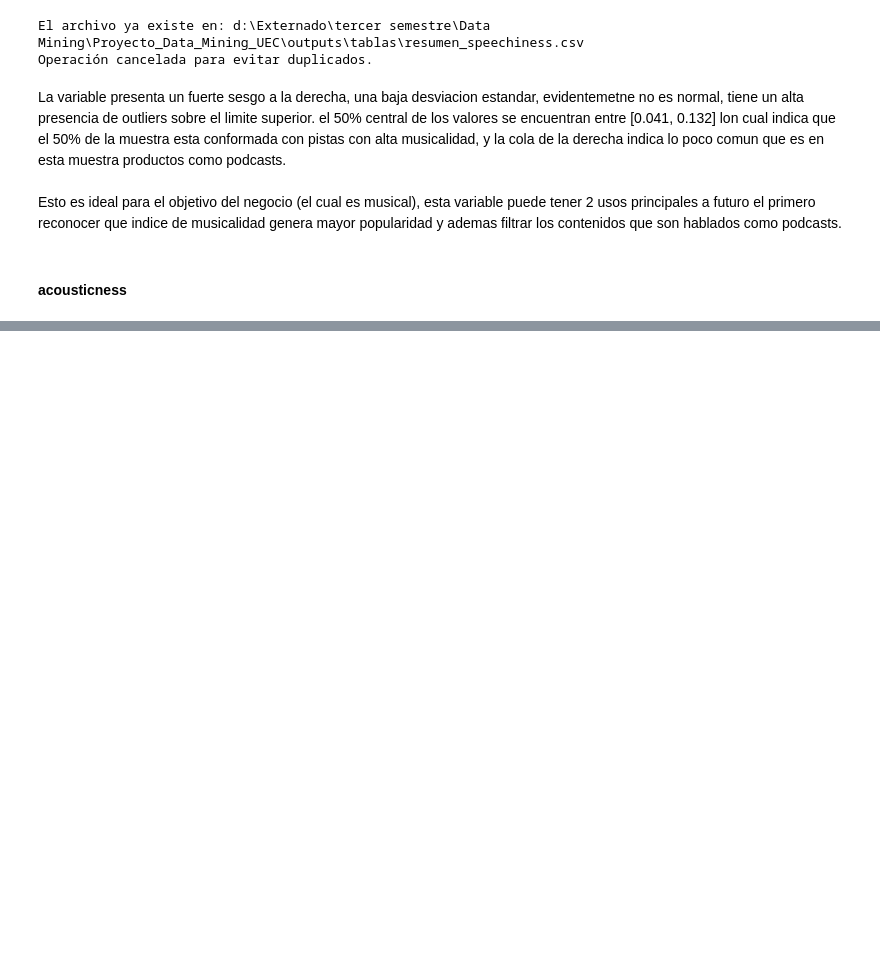
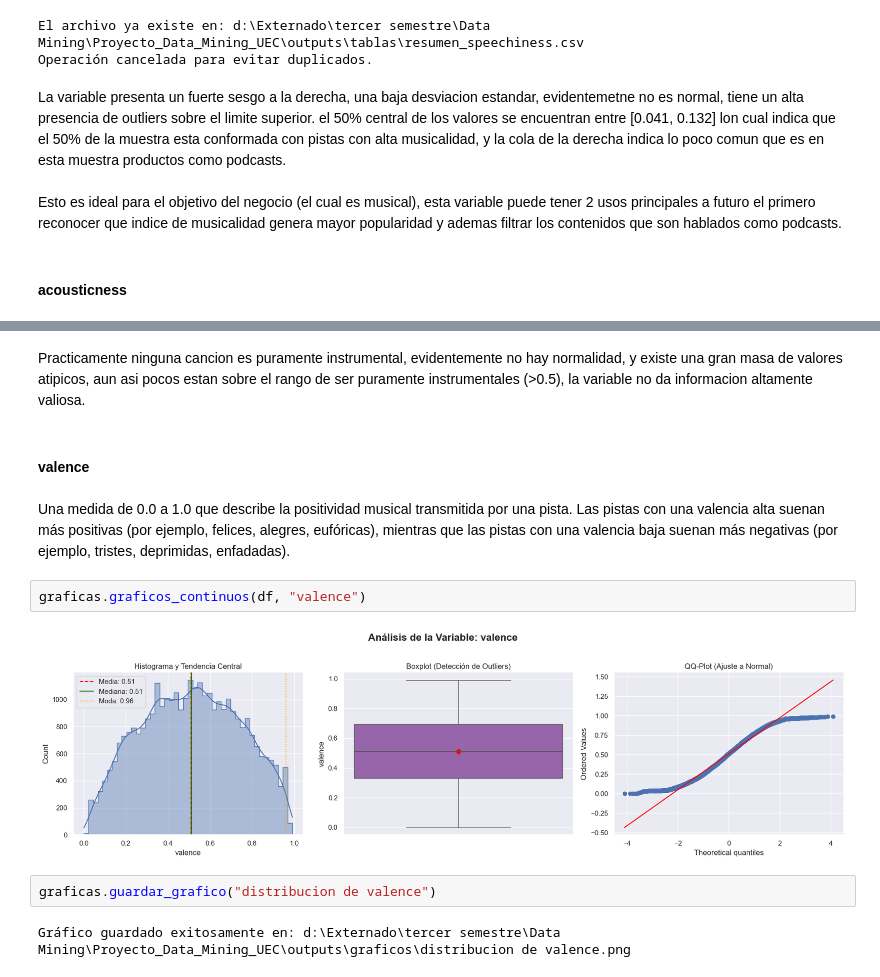
Before and after one commit to juanpablocarrillohortua/Proyecto_Data_Mining_UEC, a Jupyter notebook: notebooks/EDA_&_1st_part_notebook.ipynb, the cells around one changed output, grey strips where cells are left out. Saved outputs shown, nothing was run; the diff lists cells and outputs as text; blank space fills up the shorter version.

```diff
--- a/notebooks/EDA_&_1st_part_notebook.ipynb
+++ b/notebooks/EDA_&_1st_part_notebook.ipynb
@@ -599,0 +653,14 @@ Esto es ideal para el objetivo del negocio (el cual es musical), esta variable p
+# %% [markdown]
+Practicamente ninguna cancion es puramente instrumental, evidentemente no hay normalidad, y existe una gran masa de valores atipicos, aun asi pocos estan sobre el rango de ser puramente instrumentales (>0.5), la variable no da informacion altamente valiosa.
+# %% [markdown]
+#### valence
+# %% [markdown]
+Una medida de 0.0 a 1.0 que describe la positividad musical transmitida por una pista. Las pistas con una valencia alta suenan más positivas (por ejemplo, felices, alegres, eufóricas), mientras que las pistas con una valencia baja suenan más negativas (por ejemplo, tristes, deprimidas, enfadadas).
+# %%
+graficas.graficos_continuos(df, "valence")
+# %% [output]
+[figure, added]
+# %%
+graficas.guardar_grafico("distribucion de valence")
+# %% [output]
+Gráfico guardado exitosamente en: d:\Externado\tercer semestre\Data Mining\Proyecto_Data_Mining_UEC\outputs\graficos\distribucion de valence.png
```
Also changed, not shown: parts of 31 cells of this notebook, 8 other files.
